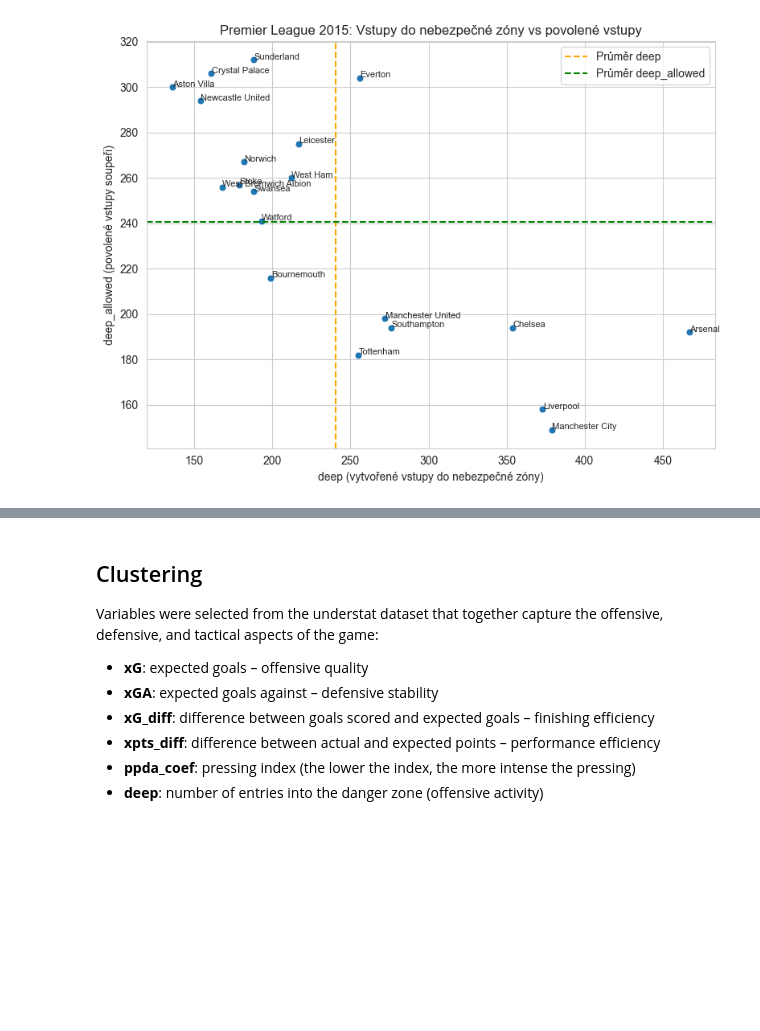
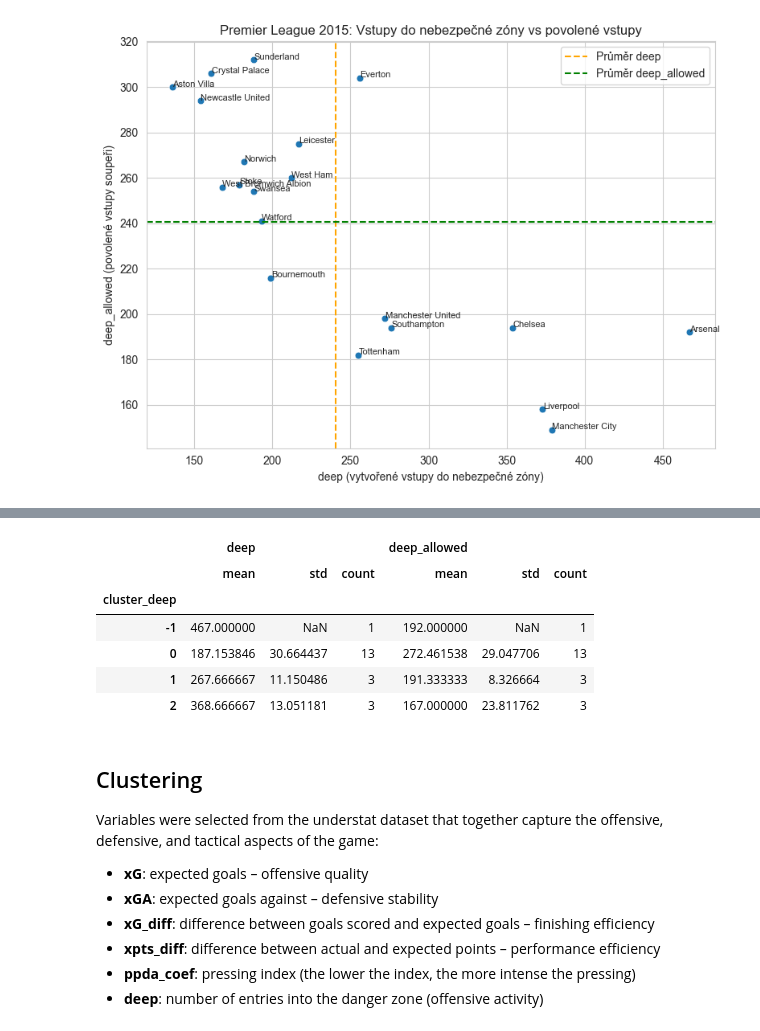
Before and after one commit to xcervenkam/DP, a Jupyter notebook: xG/xG_part.ipynb, the cells around one changed output, grey strips where cells are left out. Cells and saved outputs as stored; diff of their text form; code cells hidden in the pictures; blank space fills up the shorter version.

```diff
--- a/xG/xG_part.ipynb
+++ b/xG/xG_part.ipynb
@@ -521,3 +650,19 @@ plt.show()
+# %%
+cluster_stats_deep = (
+    data
+    .groupby('cluster_deep')[['deep', 'deep_allowed']]
+    .agg(['mean', 'std', 'count'])
+)
+
+cluster_stats_deep
+# %% [output]
+|  | deep |  |  | deep_allowed |  |  |
+|  | mean | std | count | mean | std | count |
+| cluster_deep |  |  |  |  |  |  |
+| -1 | 467.000000 | NaN | 1 | 192.000000 | NaN | 1 |
+| 0 | 187.153846 | 30.664437 | 13 | 272.461538 | 29.047706 | 13 |
+| 1 | 267.666667 | 11.150486 | 3 | 191.333333 | 8.326664 | 3 |
+| 2 | 368.666667 | 13.051181 | 3 | 167.000000 | 23.811762 | 3 |
 # %% [markdown]
 ## Clustering
 Variables were selected from the understat dataset that together capture the offensive, defensive, and tactical aspects of the game:
```
Also changed, not shown: parts of 16 cells of this notebook.
